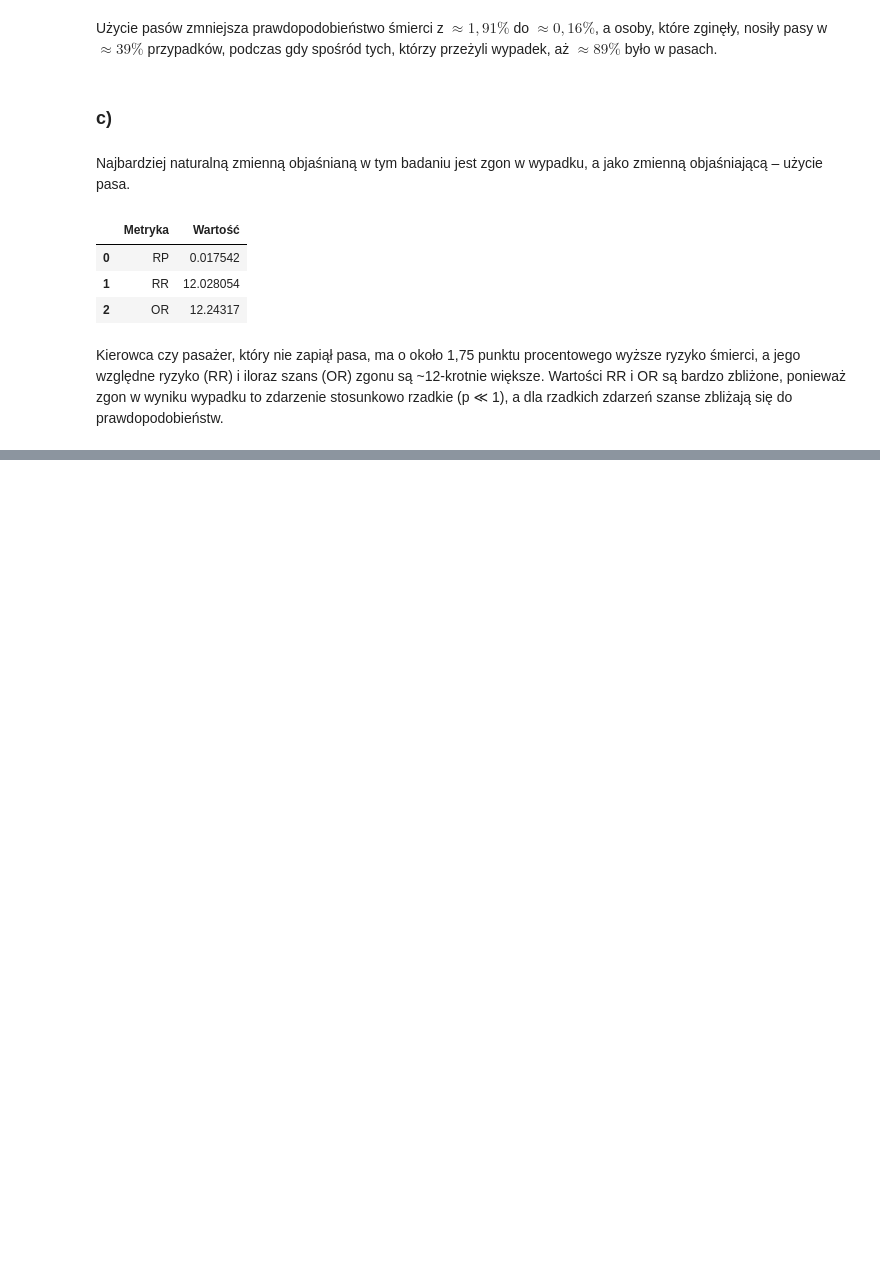
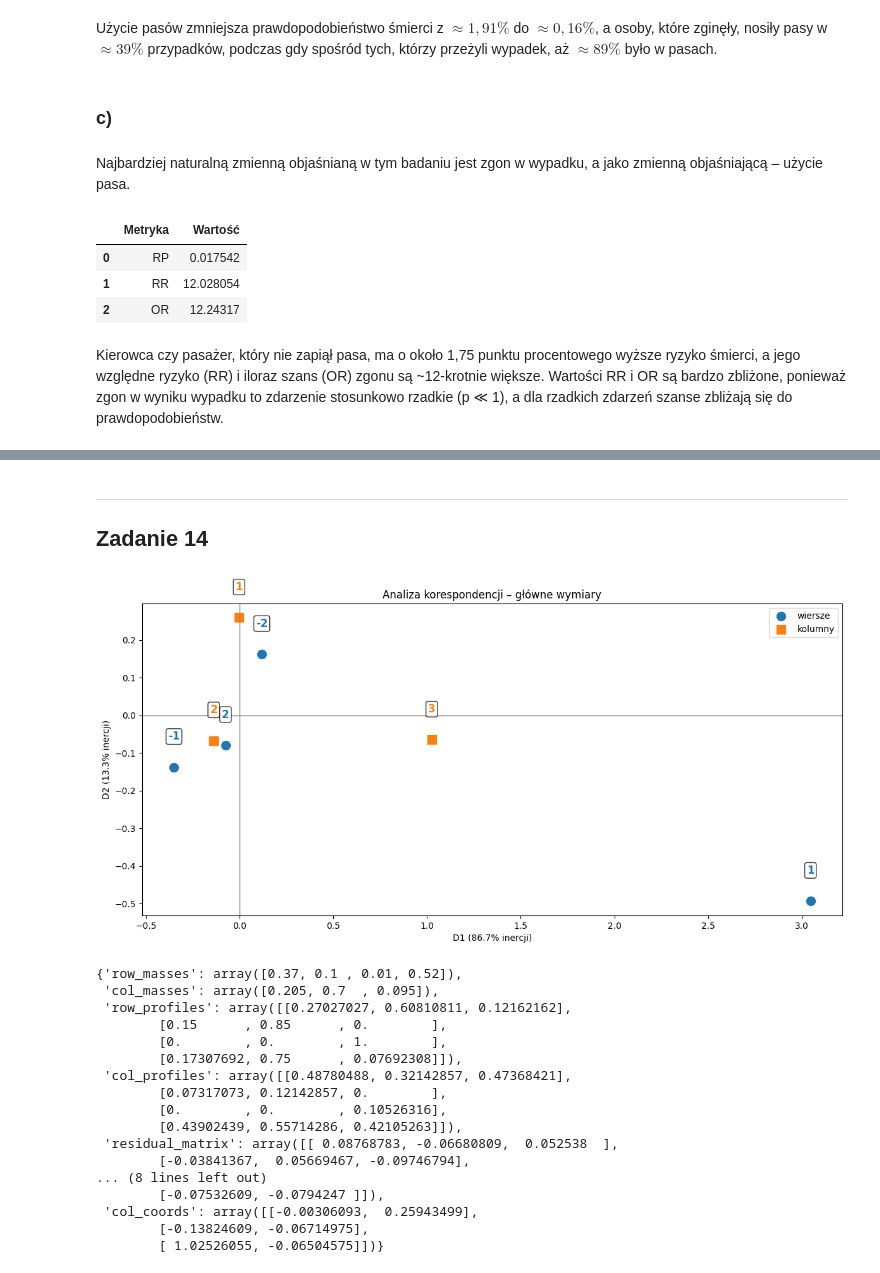
Before and after one commit to mathieuboro/Analysis_of_Survey_Data, a Jupyter notebook: Sprawozdanie2.ipynb, the cells around one changed output, grey strips where cells are left out. Drawn from its saved outputs; the diff is of its cells as text; code cells hidden in the pictures; blank space fills up the shorter version.

```diff
--- a/Sprawozdanie2.ipynb
+++ b/Sprawozdanie2.ipynb
@@ -661,0 +720,3 @@ Kierowca czy pasażer, który nie zapiął pasa, ma o około 1,75 punktu procent
+# %% [markdown]
+___
+## Zadanie 14
@@ -661,0 +807,24 @@ Kierowca czy pasażer, który nie zapiął pasa, ma o około 1,75 punktu procent
+# %%
+ct = pd.crosstab(df["PYT_2"], df["STAŻ"])
+
+res = correspondence_analysis(ct, dim=2)
+res
+# %% [output]
+[figure, added]
+{'row_masses': array([0.37, 0.1 , 0.01, 0.52]),
+ 'col_masses': array([0.205, 0.7  , 0.095]),
+ 'row_profiles': array([[0.27027027, 0.60810811, 0.12162162],
+        [0.15      , 0.85      , 0.        ],
+        [0.        , 0.        , 1.        ],
+        [0.17307692, 0.75      , 0.07692308]]),
+ 'col_profiles': array([[0.48780488, 0.32142857, 0.47368421],
+        [0.07317073, 0.12142857, 0.        ],
+        [0.        , 0.        , 0.10526316],
+        [0.43902439, 0.55714286, 0.42105263]]),
+ 'residual_matrix': array([[ 0.08768783, -0.06680809,  0.052538  ],
+        [-0.03841367,  0.05669467, -0.09746794],
+... (8 lines left out)
+        [-0.07532609, -0.0794247 ]]),
+ 'col_coords': array([[-0.00306093,  0.25943499],
+        [-0.13824609, -0.06714975],
+        [ 1.02526055, -0.06504575]])}
```
Also changed, not shown: parts of 4 cells of this notebook.
